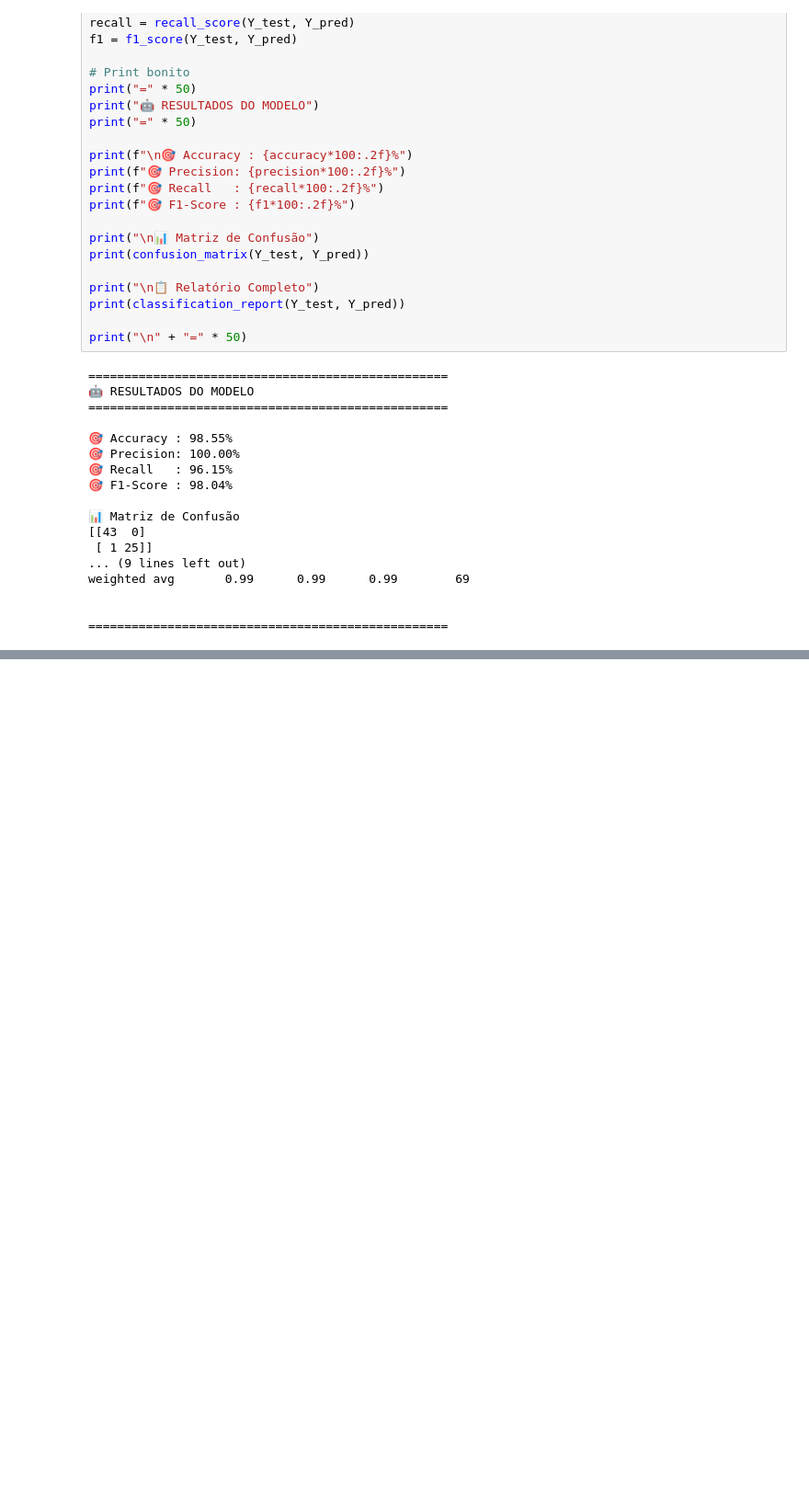
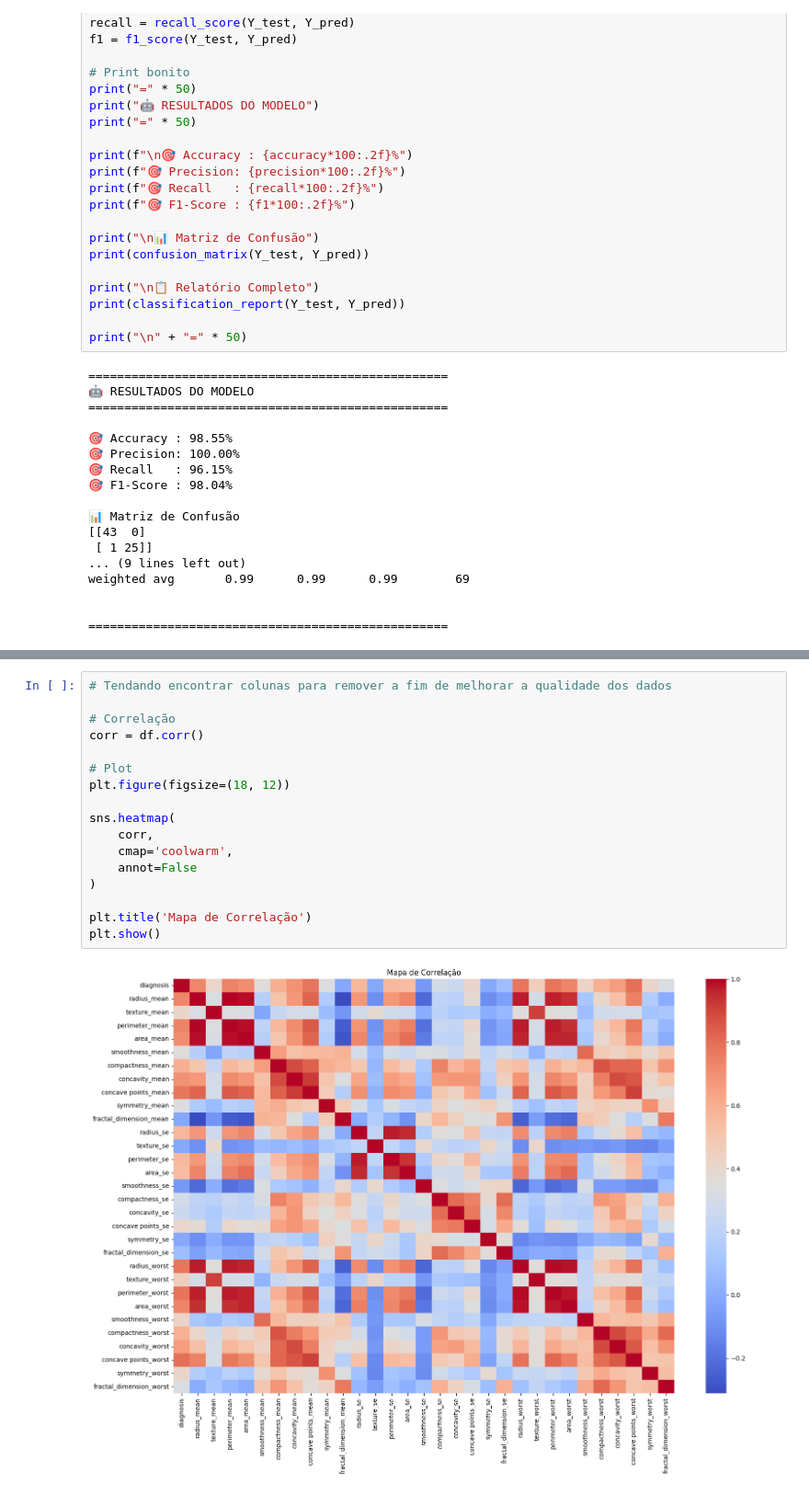
Before and after one commit to gabrielcannes/desafio-tecnico-fase1, a Jupyter notebook: clean.ipynb, the cells around one changed output, grey strips where cells are left out. Shown at 92% size. Saved outputs shown, nothing was run; the diff lists cells and outputs as text; blank space fills up the shorter version.

```diff
--- a/clean.ipynb
+++ b/clean.ipynb
@@ -596,0 +738,19 @@ weighted avg       0.99      0.99      0.99        69
+# %%
+# Tendando encontrar colunas para remover a fim de melhorar a qualidade dos dados
+
+# Correlação
+corr = df.corr()
+
+# Plot
+plt.figure(figsize=(18, 12))
+
+sns.heatmap(
+    corr,
+    cmap='coolwarm',
+    annot=False
+)
+
+plt.title('Mapa de Correlação')
+plt.show()
+# %% [output]
+[figure, added]
```
Also changed, not shown: parts of 21 cells of this notebook.
